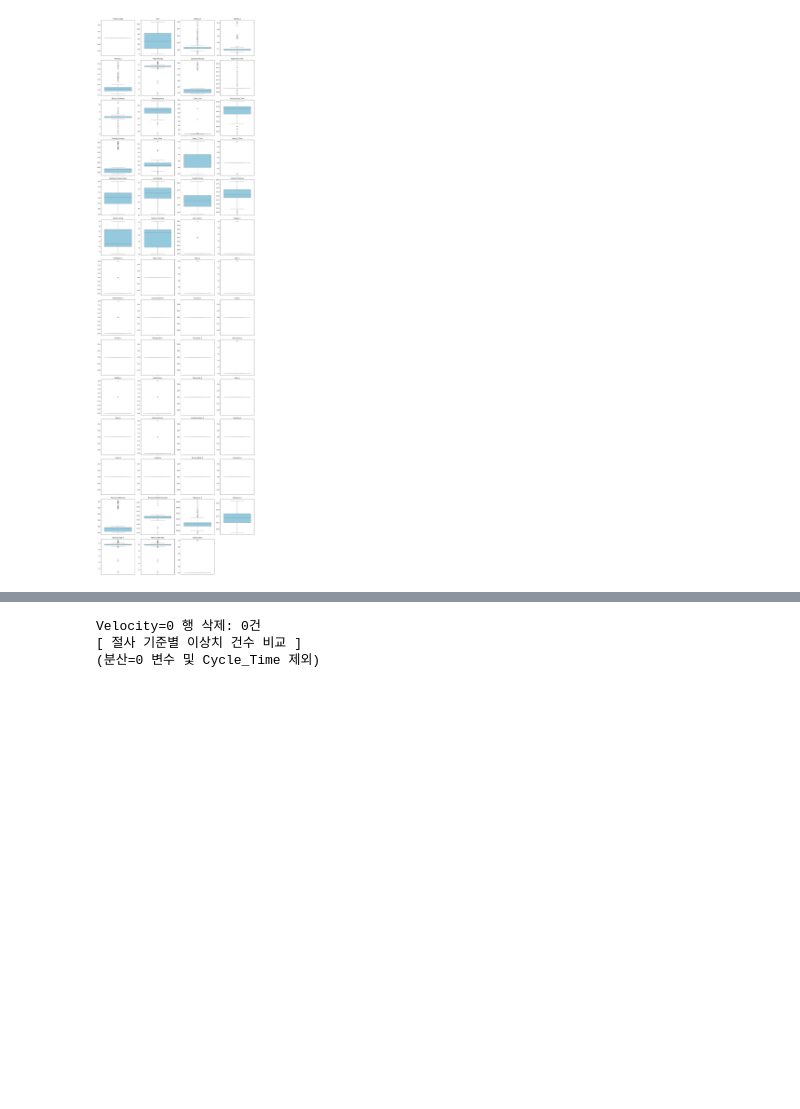
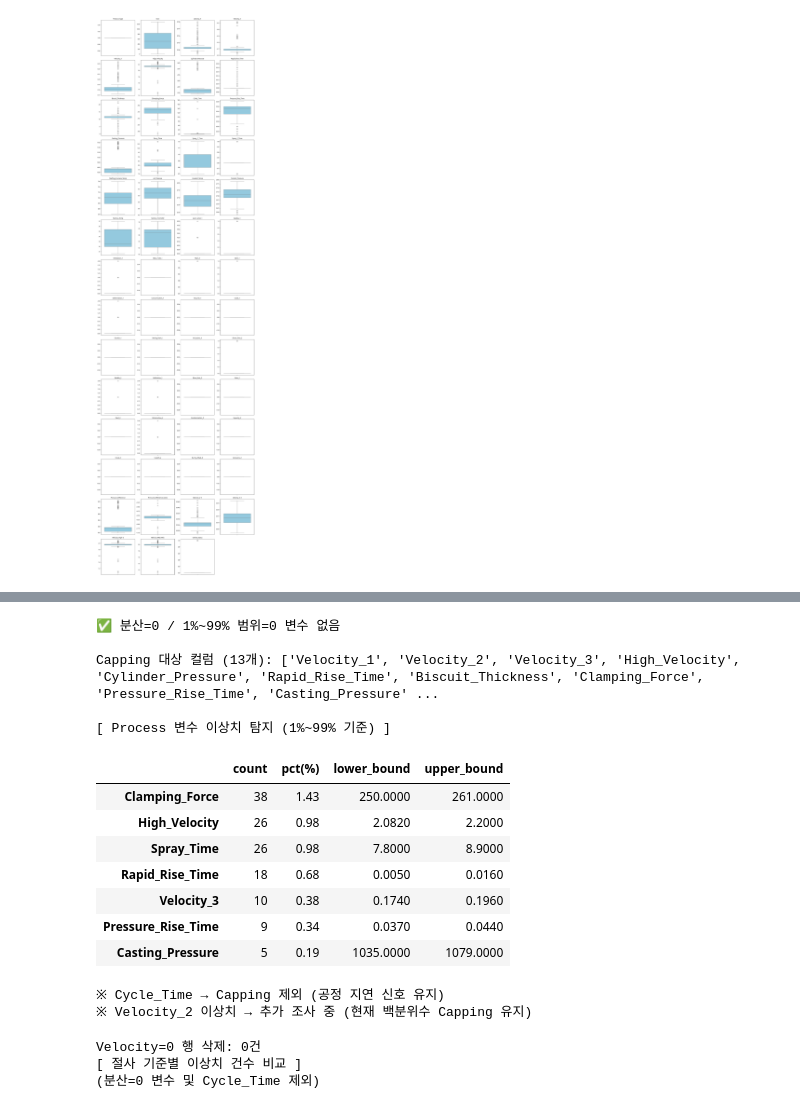
Before and after one commit to heeso0908/hotsix, a Jupyter notebook: notebooks/김재천/statistics_all_iv_vif copy.ipynb, the cells around one changed output, grey strips where cells are left out. Saved outputs shown, nothing was run; the diff lists cells and outputs as text; code cells hidden in the pictures; blank space fills up the shorter version.

```diff
--- a/notebooks/김재천/statistics_all_iv_vif copy.ipynb
+++ b/notebooks/김재천/statistics_all_iv_vif copy.ipynb
@@ -163,6 +301,75 @@ Capping 대상 컬럼 (11개): ['Velocity_1', 'Velocity_2', 'Velocity_3', 'High_
 ※ Cycle_Time → Capping 제외 (공정 지연 신호 유지)
 ※ Velocity_2 이상치 → 추가 조사 중 (현재 IQR Capping 유지)
 ※ ['Rapid_Rise_Time', 'Spray_2_Time'] → IQR=0으로 Capping 제외 (이후 피처에서도 제거)
+# %%
+# 이상치 탐지 함수 (상/하위 1% 기준)
+def detect_outliers_percentile(dataframe, cols):
+    outlier_info = {}
+    for col in cols:
+        # 1% (0.01) 와 99% (0.99) 값 계산
+        lower, upper = dataframe[col].quantile([0.01, 0.99])
+
+        mask = (dataframe[col] < lower) | (dataframe[col] > upper)
+        outlier_info[col] = {
+            'count': mask.sum(),
+            'pct(%)': f"{mask.mean()*100:.2f}",
+            'lower_bound': round(lower, 3),
+            'upper_bound': round(upper, 3)
+        }
+    result = pd.DataFrame(outlier_info).T.sort_values('count', ascending=False)
+    return result[result['count'] > 0]
+
+process_num_cols = [
+    'Velocity_1','Velocity_2','Velocity_3','High_Velocity',
+    'Cylinder_Pressure','Rapid_Rise_Time','Biscuit_Thickness',
+    'Clamping_Force','Cycle_Time','Pressure_Rise_Time',
+    'Casting_Pressure','Spray_Time','Spray_1_Time','Spray_2_Time'
+]
+
+# ── 분산=0 또는 1%~99% 범위=0 변수 사전 확인 → Capping 대상에서 제외
+zero_var_cols = []
+for col in process_num_cols:
+    lower, upper = type1_df[col].quantile([0.01, 0.99])
+    range_pct = upper - lower
+
+    if type1_df[col].std() == 0 or type1_df[col].nunique() <= 1 or range_pct == 0:
+        zero_var_cols.append(col)
+
+if zero_var_cols:
+    print(f"⚠️  1%~99% 범위=0 또는 분산=0 변수 발견 → Capping 대상 제외: {zero_var_cols}")
+    for col in zero_var_cols:
+        lower, upper = type1_df[col].quantile([0.01, 0.99])
+        print(f"   {col}: 고유값={type1_df[col].nunique()}, 1%~99% 범위={upper - lower:.4f}")
+else:
+    print("✅ 분산=0 / 1%~99% 범위=0 변수 없음")
+
+# Capping 가능한 컬럼만 추출 (범위=0 및 Cycle_Time 제외)
+cap_cols = [c for c in process_num_cols if c != 'Cycle_Time' and c not in zero_var_cols]
+print(f"\nCapping 대상 컬럼 ({len(cap_cols)}개): {cap_cols}")
+
+print("\n[ Process 변수 이상치 탐지 (1%~99% 기준) ]")
+display(detect_outliers_percentile(type1_df, cap_cols))
+
+print("\n※ Cycle_Time → Capping 제외 (공정 지연 신호 유지)")
+print("※ Velocity_2 이상치 → 추가 조사 중 (현재 백분위수 Capping 유지)")
+if zero_var_cols:
+    print(f"※ {zero_var_cols} → 1%~99% 범위=0으로 Capping 제외 (이후 피처에서도 제거)")
+# %% [output]
+✅ 분산=0 / 1%~99% 범위=0 변수 없음
+
+Capping 대상 컬럼 (13개): ['Velocity_1', 'Velocity_2', 'Velocity_3', 'High_Velocity', 'Cylinder_Pressure', 'Rapid_Rise_Time', 'Biscuit_Thickness', 'Clamping_Force', 'Pressure_Rise_Time', 'Casting_Pressure' ...
+
+[ Process 변수 이상치 탐지 (1%~99% 기준) ]
+|  | count | pct(%) | lower_bound | upper_bound |
+| Clamping_Force | 38 | 1.43 | 250.0000 | 261.0000 |
+| High_Velocity | 26 | 0.98 | 2.0820 | 2.2000 |
+| Spray_Time | 26 | 0.98 | 7.8000 | 8.9000 |
+| Rapid_Rise_Time | 18 | 0.68 | 0.0050 | 0.0160 |
+| Velocity_3 | 10 | 0.38 | 0.1740 | 0.1960 |
+| Pressure_Rise_Time | 9 | 0.34 | 0.0370 | 0.0440 |
+| Casting_Pressure | 5 | 0.19 | 1035.0000 | 1079.0000 |
+※ Cycle_Time → Capping 제외 (공정 지연 신호 유지)
+※ Velocity_2 이상치 → 추가 조사 중 (현재 백분위수 Capping 유지)
 # %%
 # Velocity=0 삭제
 velocity_cols = ['Velocity_1','Velocity_2','Velocity_3']
```
Also changed, not shown: parts of 7 cells of this notebook, 4 other files.
